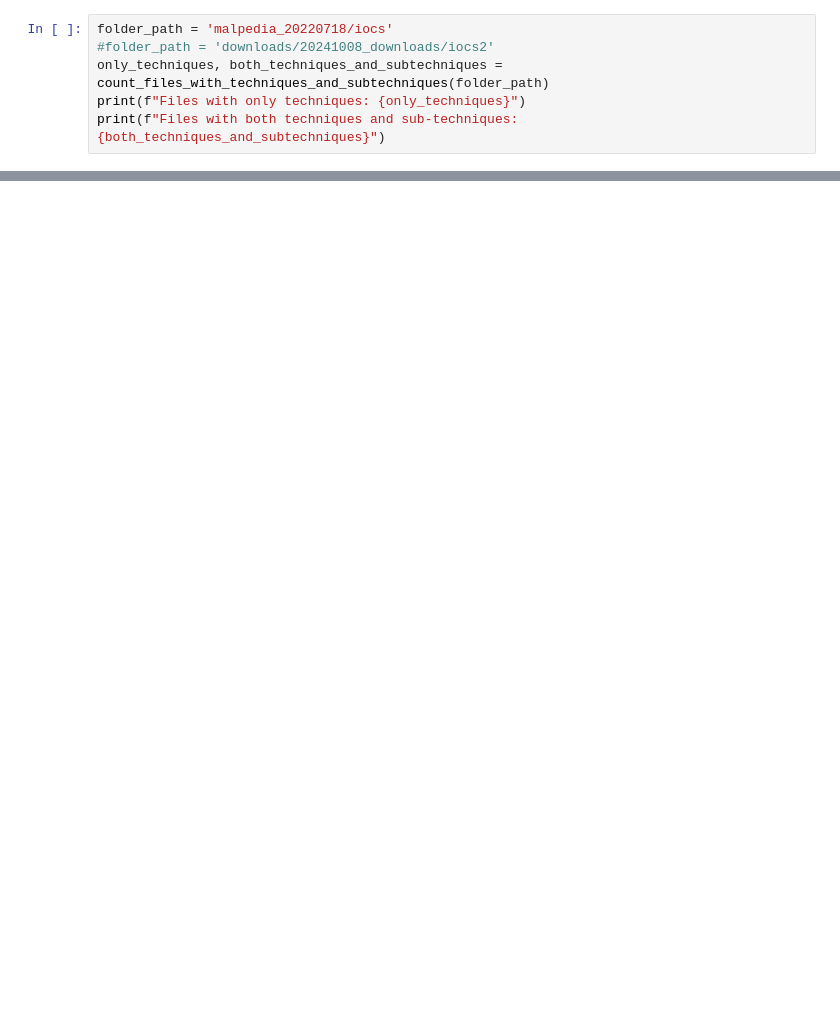
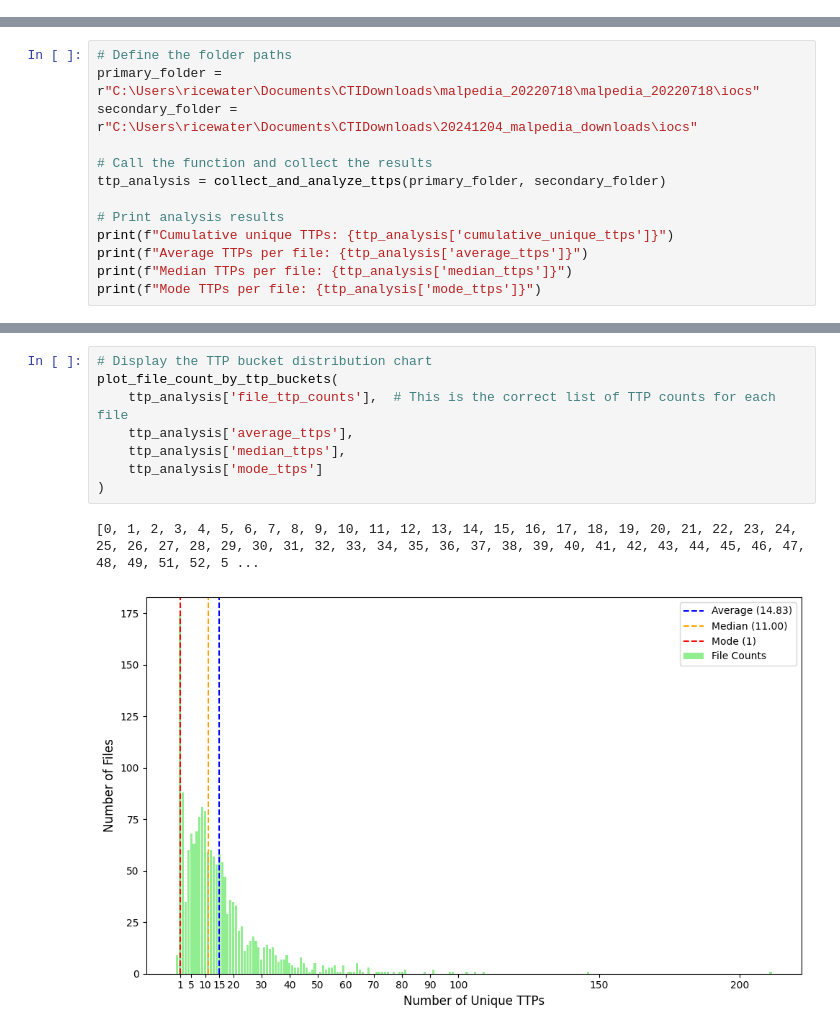
Before and after one commit to sahaaakanksha7/CTITTP, a Jupyter notebook: Techniquemeasurement_Malpedia.ipynb, the cells around one changed output, grey strips where cells are left out. Cells and saved outputs as stored; diff of their text form; blank space fills up the shorter version.

```diff
--- a/Techniquemeasurement_Malpedia.ipynb
+++ b/Techniquemeasurement_Malpedia.ipynb
@@ -43,6 +0,0 @@ def count_files_with_techniques_and_subtechniques(folder_path):
-# %%
-folder_path = 'malpedia_20220718/iocs'
-#folder_path = 'downloads/20241008_downloads/iocs2'
-only_techniques, both_techniques_and_subtechniques = count_files_with_techniques_and_subtechniques(folder_path)
-print(f"Files with only techniques: {only_techniques}")
-print(f"Files with both techniques and sub-techniques: {both_techniques_and_subtechniques}")
@@ -513,0 +92,13 @@ plt.show()
+# %%
+# Define the folder paths
+primary_folder = r"C:\Users\ricewater\Documents\CTIDownloads\malpedia_20220718\malpedia_20220718\iocs"
+secondary_folder = r"C:\Users\ricewater\Documents\CTIDownloads\20241204_malpedia_downloads\iocs"
+
+# Call the function and collect the results
+ttp_analysis = collect_and_analyze_ttps(primary_folder, secondary_folder)
+
+# Print analysis results
+print(f"Cumulative unique TTPs: {ttp_analysis['cumulative_unique_ttps']}")
+print(f"Average TTPs per file: {ttp_analysis['average_ttps']}")
+print(f"Median TTPs per file: {ttp_analysis['median_ttps']}")
+print(f"Mode TTPs per file: {ttp_analysis['mode_ttps']}")
@@ -513,0 +151,11 @@ plt.show()
+# %%
+# Display the TTP bucket distribution chart
+plot_file_count_by_ttp_buckets(
+    ttp_analysis['file_ttp_counts'],  # This is the correct list of TTP counts for each file
+    ttp_analysis['average_ttps'],
+    ttp_analysis['median_ttps'],
+    ttp_analysis['mode_ttps']
+)
+# %% [output]
+[0, 1, 2, 3, 4, 5, 6, 7, 8, 9, 10, 11, 12, 13, 14, 15, 16, 17, 18, 19, 20, 21, 22, 23, 24, 25, 26, 27, 28, 29, 30, 31, 32, 33, 34, 35, 36, 37, 38, 39, 40, 41, 42, 43, 44, 45, 46, 47, 48, 49, 51, 52, 5 ...
+[figure, added]
```
Also changed, not shown: parts of 22 cells of this notebook.
